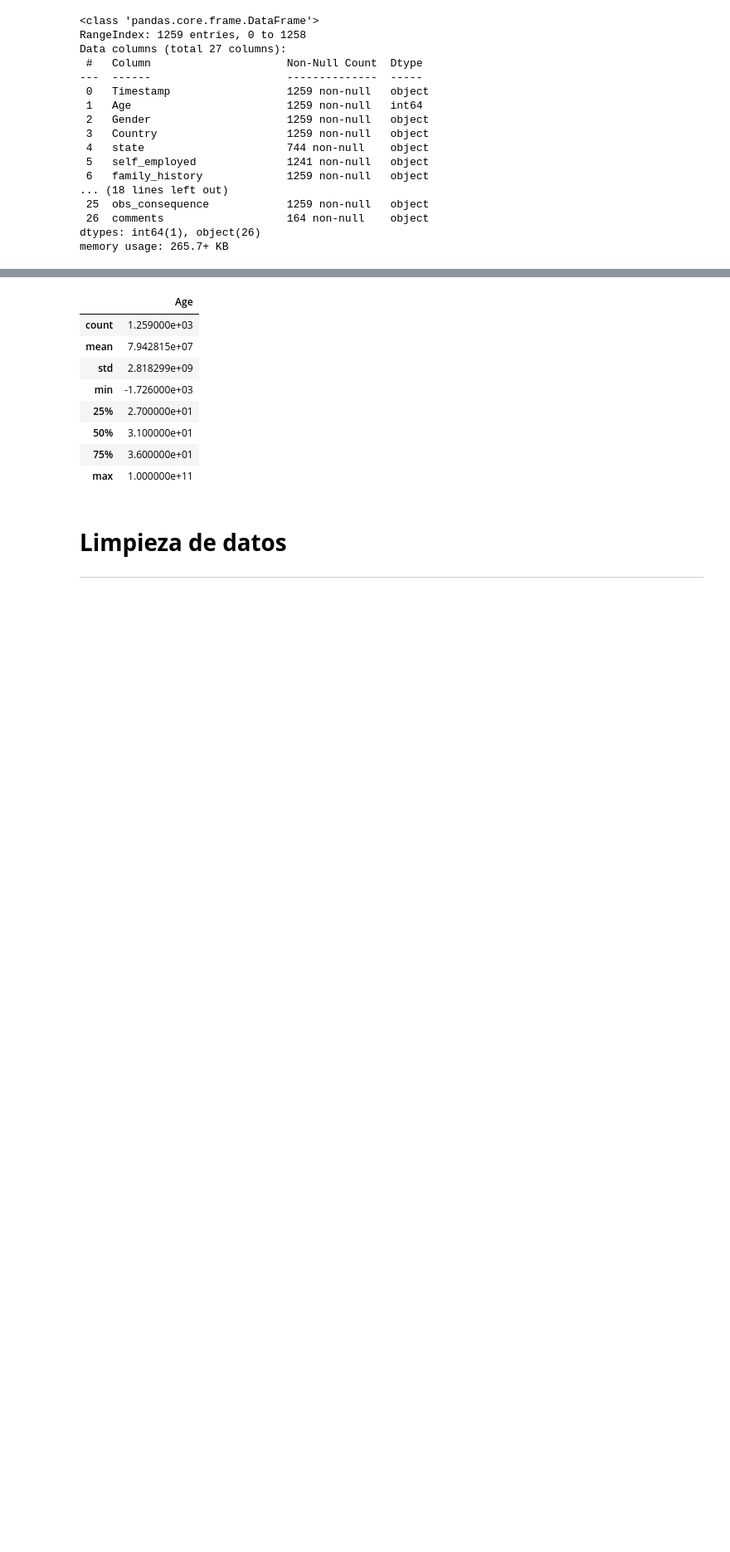
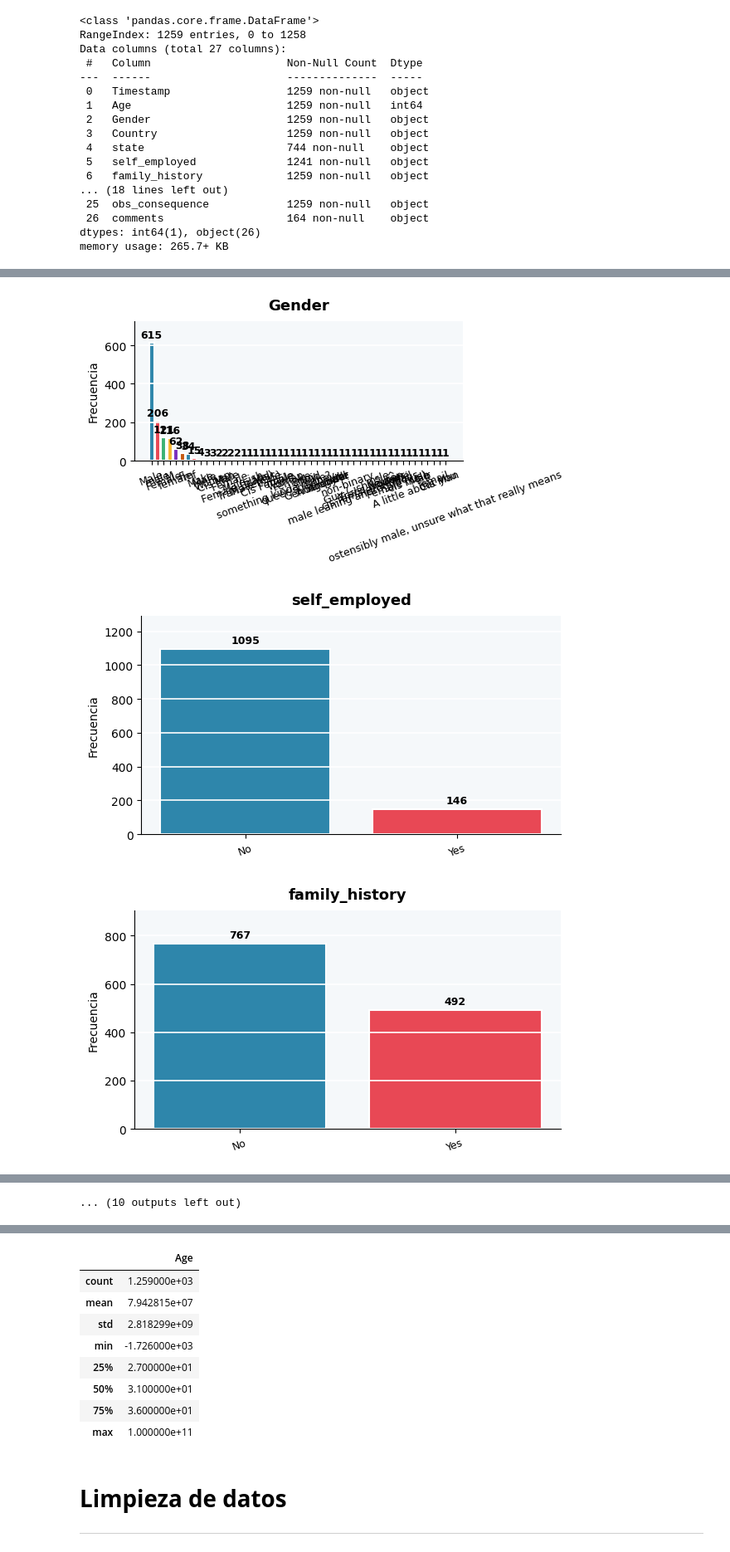
Before and after one commit to darig7w7/ProyectoSaludMental, a Jupyter notebook: SaludMental.ipynb, the cells around one changed output, grey strips where cells are left out. Shown at 83% size. Cells and saved outputs as stored; diff of their text form; code cells hidden in the pictures; blank space fills up the shorter version.

```diff
--- a/SaludMental.ipynb
+++ b/SaludMental.ipynb
@@ -259,0 +97,29 @@ Total columnas a graficar: 27/27
+# %%
+for col, orden in CATS.items():
+    counts = df[col].value_counts()
+    if orden:
+        counts = counts.reindex([o for o in orden if o in counts.index])
+
+    fig, ax = plt.subplots(figsize=(6, 3.5))
+    colors = COLORES[:len(counts)]
+
+    ax.bar(counts.index, counts.values, color=colors, edgecolor='white', linewidth=1.5)
+    for i, (_, v) in enumerate(counts.items()):
+        ax.text(i, v + counts.max() * 0.02, str(v), ha='center', va='bottom', fontsize=9, fontweight='bold')
+
+    ax.set_title(col, fontsize=13, fontweight='bold', pad=10)
+    ax.set_ylabel('Frecuencia', fontsize=10)
+    ax.set_ylim(0, counts.max() * 1.18)
+    ax.tick_params(axis='x', labelsize=9, rotation=20)
+    ax.set_facecolor('#F5F8FA')
+    fig.patch.set_facecolor('#FFFFFF')
+    ax.spines['top'].set_visible(False)
+    ax.spines['right'].set_visible(False)
+    ax.grid(axis='y', color='white', linewidth=1.2)
+
+    plt.tight_layout()
+    plt.show()
+# %% [output]
+[figure, added]
+[figure, added]
+[figure, added]
@@ -259,0 +135 @@ Total columnas a graficar: 27/27
+... (10 outputs left out)
```
Also changed, not shown: parts of 7 cells of this notebook.
